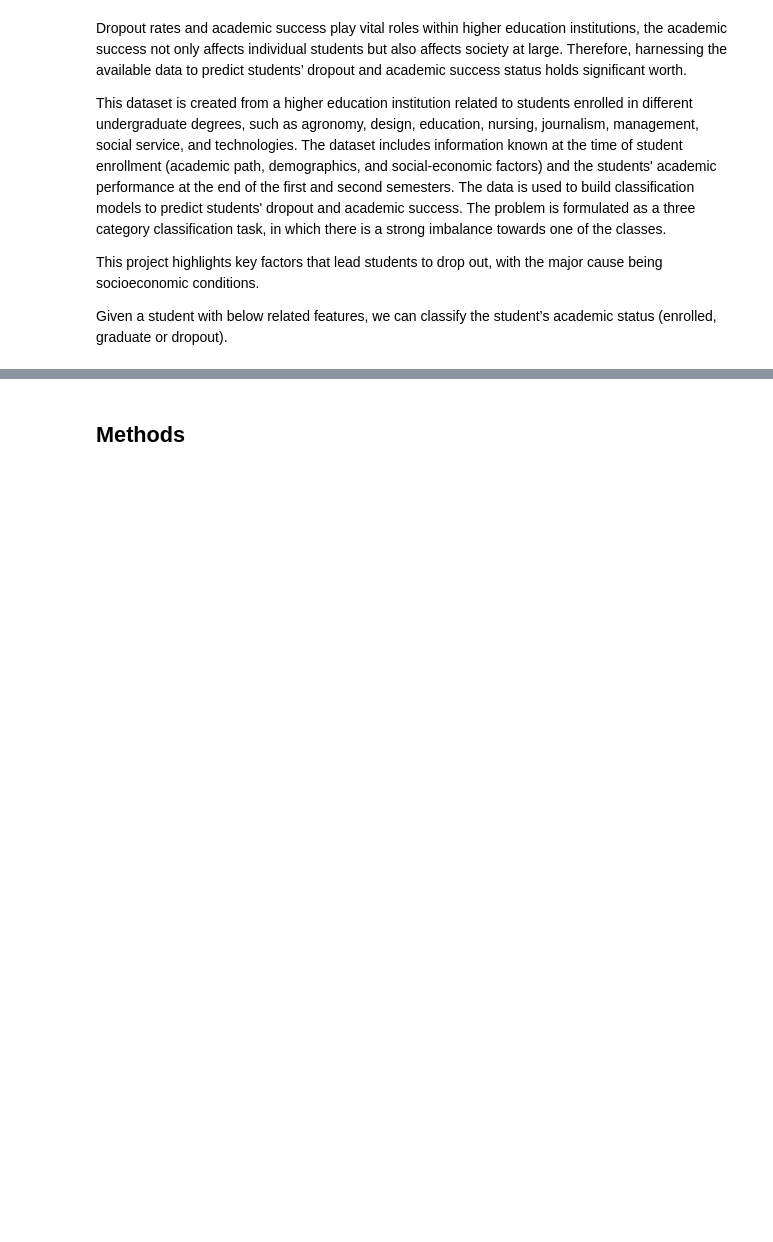
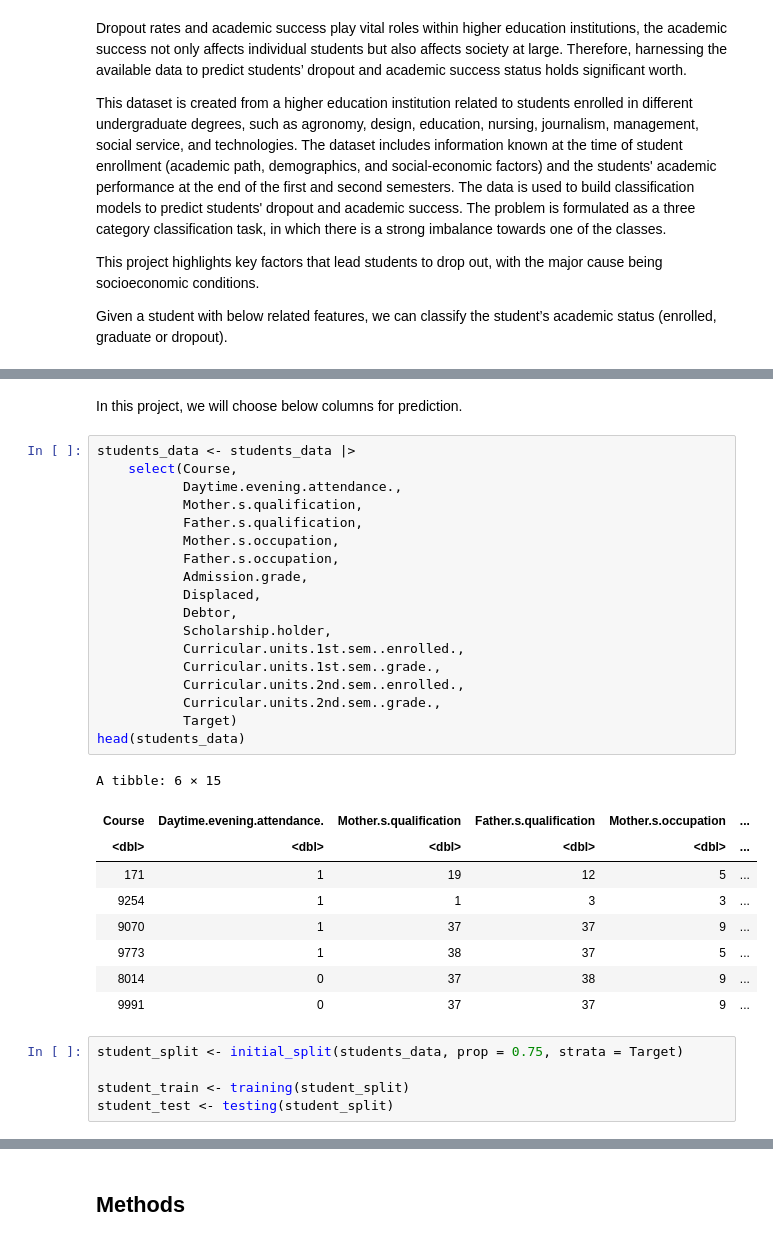
Before and after one commit to lesleymai/ds_group, a Jupyter notebook: Group_Proposal.ipynb, the cells around one changed output, grey strips where cells are left out. Drawn from its saved outputs; the diff is of its cells as text; blank space fills up the shorter version.

```diff
--- a/Group_Proposal.ipynb
+++ b/Group_Proposal.ipynb
@@ -16,0 +63,35 @@ Given a student with below related features, we can classify the student’s aca
+# %% [markdown]
+In this project, we will choose below columns for prediction.
+# %%
+students_data <- students_data |>
+    select(Course,
+           Daytime.evening.attendance.,
+           Mother.s.qualification,
+           Father.s.qualification,
+           Mother.s.occupation,
+           Father.s.occupation,
+           Admission.grade,
+           Displaced,
+           Debtor,
+           Scholarship.holder,
+           Curricular.units.1st.sem..enrolled.,
+           Curricular.units.1st.sem..grade.,
+           Curricular.units.2nd.sem..enrolled.,
+           Curricular.units.2nd.sem..grade.,
+           Target)
+head(students_data)
+# %% [output]
+A tibble: 6 × 15
+| Course | Daytime.evening.attendance. | Mother.s.qualification | Father.s.qualification | Mother.s.occupation | ... |
+| <dbl> | <dbl> | <dbl> | <dbl> | <dbl> | ... |
+| 171 | 1 | 19 | 12 | 5 | ... |
+| 9254 | 1 | 1 | 3 | 3 | ... |
+| 9070 | 1 | 37 | 37 | 9 | ... |
+| 9773 | 1 | 38 | 37 | 5 | ... |
+| 8014 | 0 | 37 | 38 | 9 | ... |
+| 9991 | 0 | 37 | 37 | 9 | ... |
+# %%
+student_split <- initial_split(students_data, prop = 0.75, strata = Target)
+
+student_train <- training(student_split)
+student_test <- testing(student_split)
```
Also changed, not shown: parts of 11 cells of this notebook.
